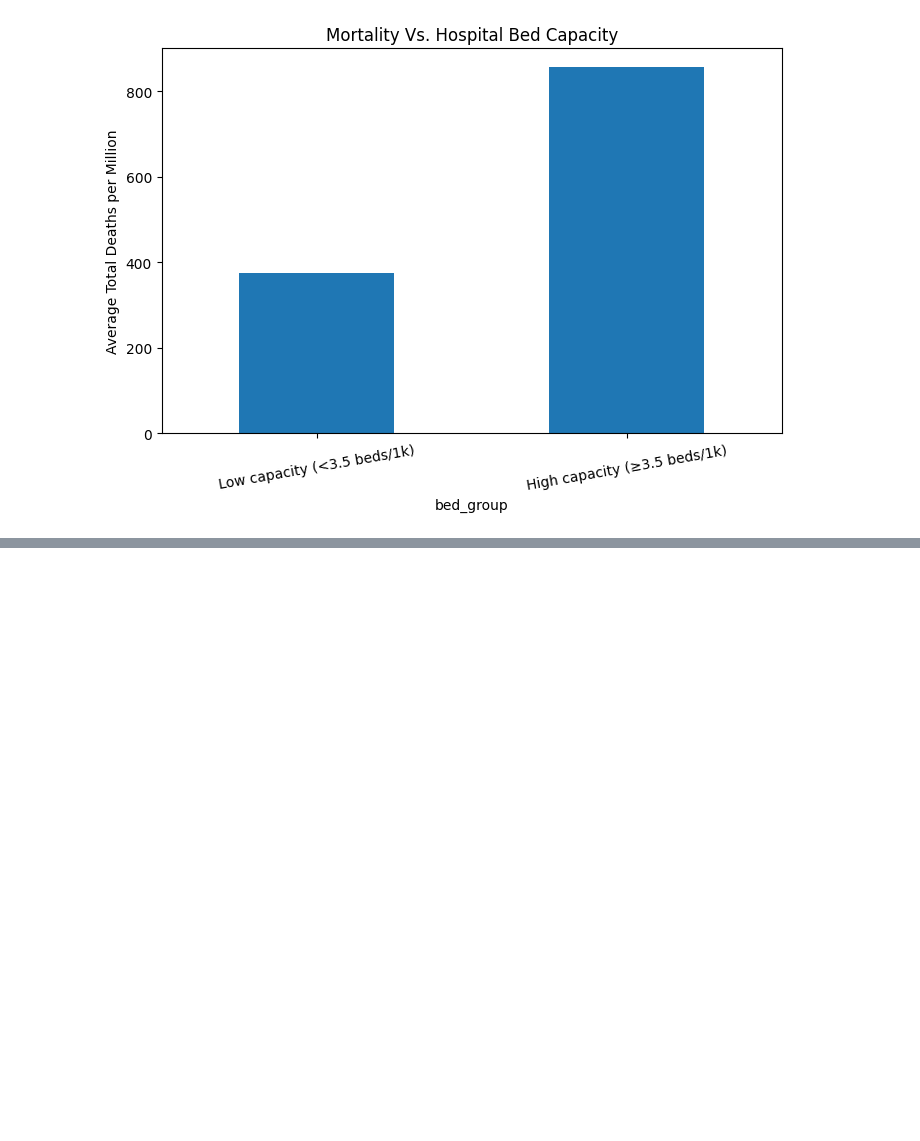
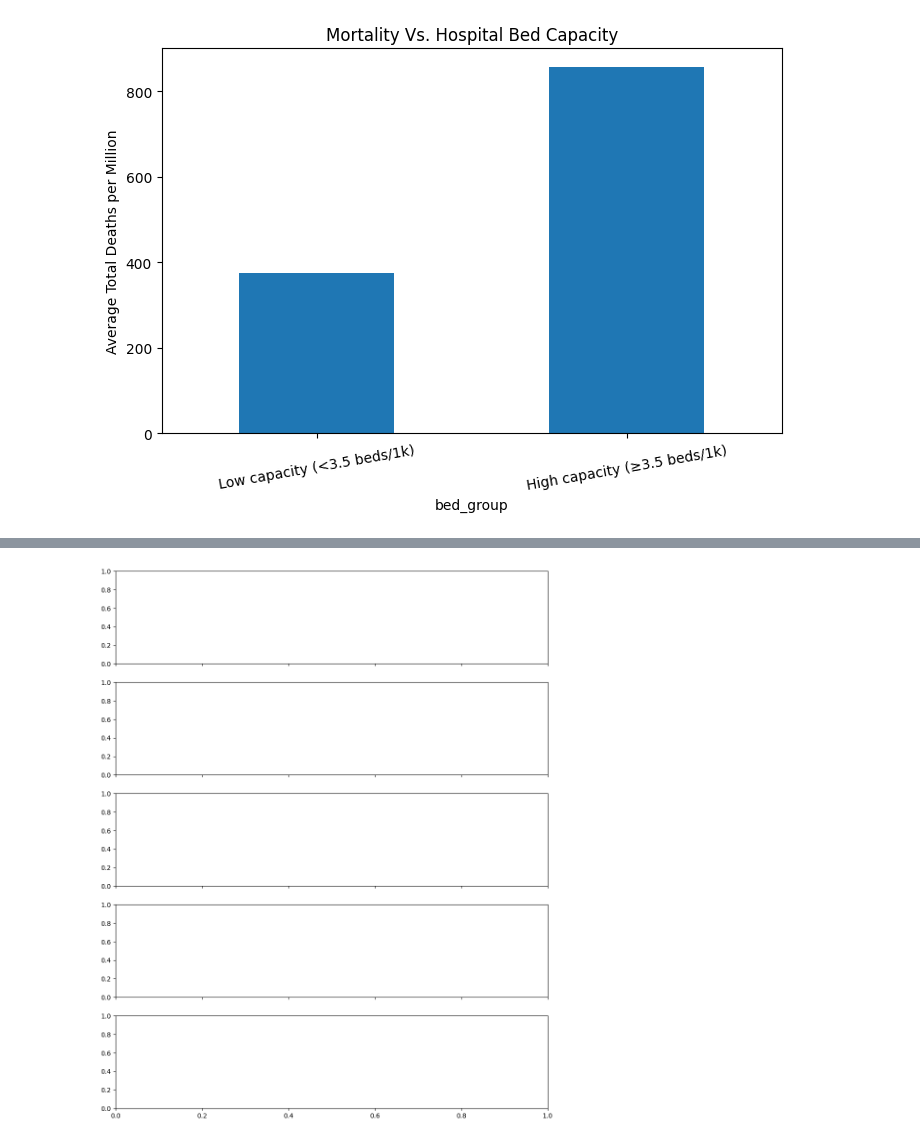
Before and after one commit to rushali09/Covid-Analysis-Dashboard, a Jupyter notebook: Documents/Project work/Pandemin Insights COVID-19 /Code_File.ipynb, the cells around one changed output, grey strips where cells are left out. Saved outputs shown, nothing was run; the diff lists cells and outputs as text; code cells hidden in the pictures; blank space fills up the shorter version.

Commit message:
vaccination and mortality dataset merged

```diff
--- a/Documents/Project work/Pandemin Insights COVID-19 /Code_File.ipynb
+++ b/Documents/Project work/Pandemin Insights COVID-19 /Code_File.ipynb
@@ -421,0 +547,3 @@ plt.show()
+# %%
+vacc = vacc.dropna(subset=['continent','population'])
+vacc.isnull().sum()
@@ -421,0 +597,11 @@ plt.show()
+# %%
+# Merging Vaccination Dataset with Covid deaths dataset
+
+ts = pd.merge(
+    df_imputed[['location','date','deaths_7d_avg']],
+    vacc[['location','date','vax_7d_avg']],
+    on=['location','date'],
+    how='inner'
+)
+
+ts.head(10)
@@ -421,0 +620,26 @@ plt.show()
+# %%
+# Pick top5 countries
+
+top5 = (
+    df_imputed
+    .groupby('location')['total_cases'] # Look at each locations cummulative cases
+    .last() # Pick the last most recent record
+    .nlargest(5) #Pick the 5 largest values
+    .index # extract their names
+)
+
+# The top 5 locations with the biggest outbreaks is ready (Highest Mortality rate)
+
+
+# Creating a vertical stack of columns
+fig, axes = plt.subplots(
+  len(top5), 1,            # one row per country, single column
+  figsize=(12, 3*len(top5)),
+  sharex=True               # all share the same date axis at the bottom
+)
+
+# Loop over each country and it's subplot
+for ax, loc in zip(axes, top5):
+    sub = ts[ts['location']==loc]  # filter the merged table to just that country
+# %% [output]
+[figure, added]
```
Also changed, not shown: parts of 10 cells of this notebook.
